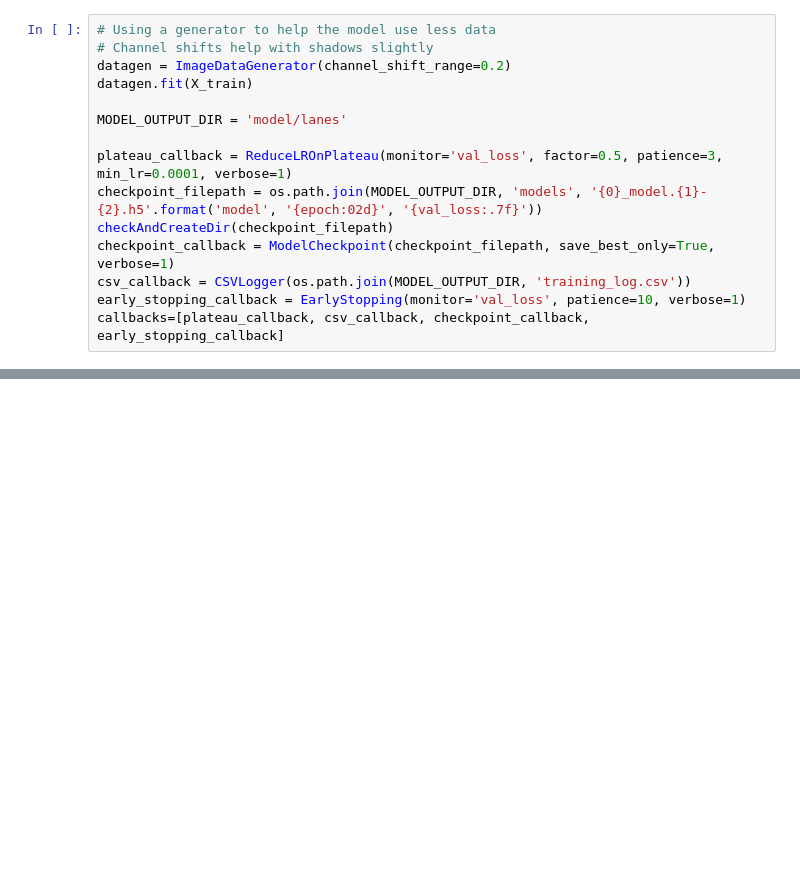
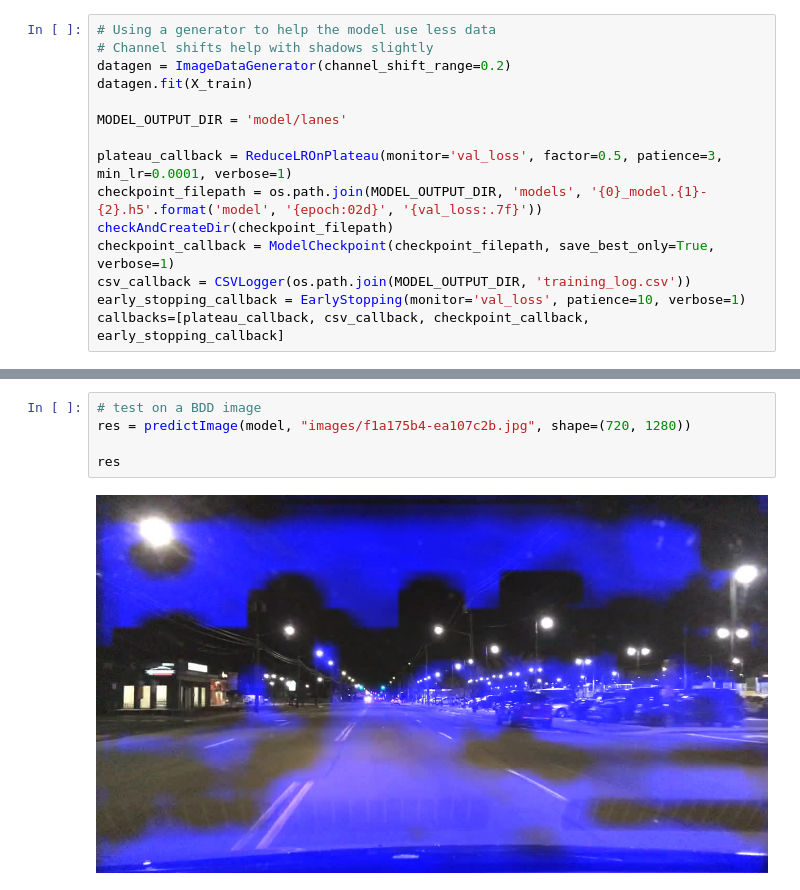
Before and after one commit to dhruv4/AutonomousDrivingCookbook, a Jupyter notebook: DeepLaneDetection/Train_Lane_Detection.ipynb, the cells around one changed output, grey strips where cells are left out. Cells and saved outputs as stored; diff of their text form; blank space fills up the shorter version.

```diff
--- a/DeepLaneDetection/Train_Lane_Detection.ipynb
+++ b/DeepLaneDetection/Train_Lane_Detection.ipynb
@@ -144,0 +137,7 @@ res
+# %%
+# test on a BDD image
+res = predictImage(model, "images/f1a175b4-ea107c2b.jpg", shape=(720, 1280))
+
+res
+# %% [output]
+[figure, added]
```
Also changed, not shown: parts of 6 cells of this notebook, 3 other files.
